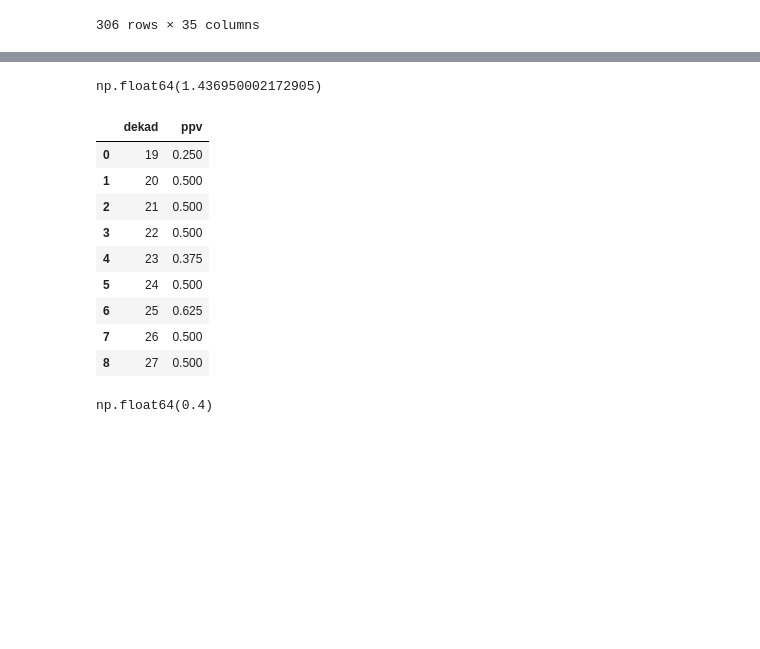
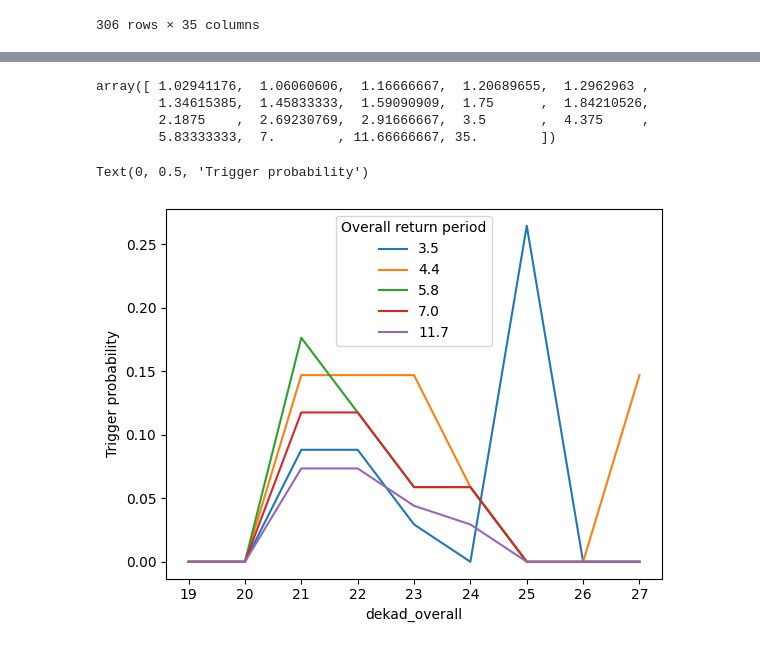
Before and after one commit to OCHA-DAP/ds-aa-mrt-drought, a Jupyter notebook: exploration/regression.ipynb, the cells around one changed output, grey strips where cells are left out. Cells and saved outputs as stored; diff of their text form; code cells hidden in the pictures; blank space fills up the shorter version.

```diff
--- a/exploration/regression.ipynb
+++ b/exploration/regression.ipynb
@@ -497,13 +545,0 @@ for single_nyears_target in range(1, total_years):
-# %%
-df_dek_compare["hum_bad_aligned_norm_reg_loocv"].nlargest(5).min()
-# %% [output]
-np.float64(1.436950002172905)
-# %%
-dicts = []
-for dekad, group in df_dek_compare.groupby("dekad_overall"):
-    pp = group["trigger"]
-    p = group["target"]
-    tp = pp & p
-    fp = pp & ~p
-    ppv = tp.sum() / pp.sum()
-    dicts.append({"dekad": dekad, "ppv": ppv})
@@ -512,17 +546,28 @@ df_ppv = pd.DataFrame(dicts)
-# %%
-df_ppv
-# %% [output]
-|  | dekad | ppv |
-| 0 | 19 | 0.250 |
-| 1 | 20 | 0.500 |
-| 2 | 21 | 0.500 |
-| 3 | 22 | 0.500 |
-| 4 | 23 | 0.375 |
-| 5 | 24 | 0.500 |
-| 6 | 25 | 0.625 |
-| 7 | 26 | 0.500 |
-| 8 | 27 | 0.500 |
-# %%
-ppv
-# %% [output]
-np.float64(0.4)
+# %%
+df_opt_trigger_probs = (
+    df_opt_trigger_years.groupby(["dekad_overall", "rp"])["trigger_revised"]
+    .mean()
+    .reset_index()
+)
+# %%
+df_opt_trigger_probs["rp"].unique()
+# %% [output]
+array([ 1.02941176,  1.06060606,  1.16666667,  1.20689655,  1.2962963 ,
+        1.34615385,  1.45833333,  1.59090909,  1.75      ,  1.84210526,
+        2.1875    ,  2.69230769,  2.91666667,  3.5       ,  4.375     ,
+        5.83333333,  7.        , 11.66666667, 35.        ])
+# %%
+fig, ax = plt.subplots()
+
+for rp, group in df_opt_trigger_probs.groupby("rp"):
+    if rp < 3 or rp > 15:
+        continue
+    group.plot(
+        x="dekad_overall", y="trigger_revised", ax=ax, label=f"{rp:.1f}"
+    )
+ax.legend(title="Overall return period")
+
+ax.set_ylabel("Trigger probability")
+# %% [output]
+Text(0, 0.5, 'Trigger probability')
+[figure, added]
```
Also changed, not shown: parts of 62 cells of this notebook, 2 other files.
